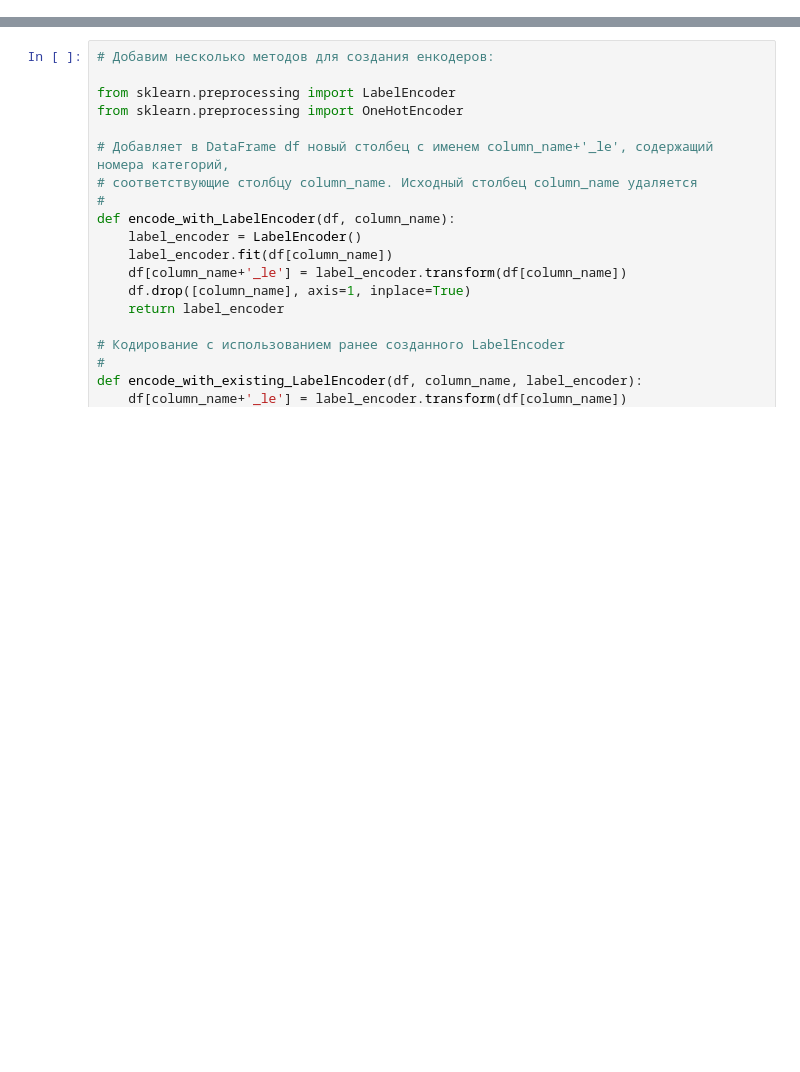
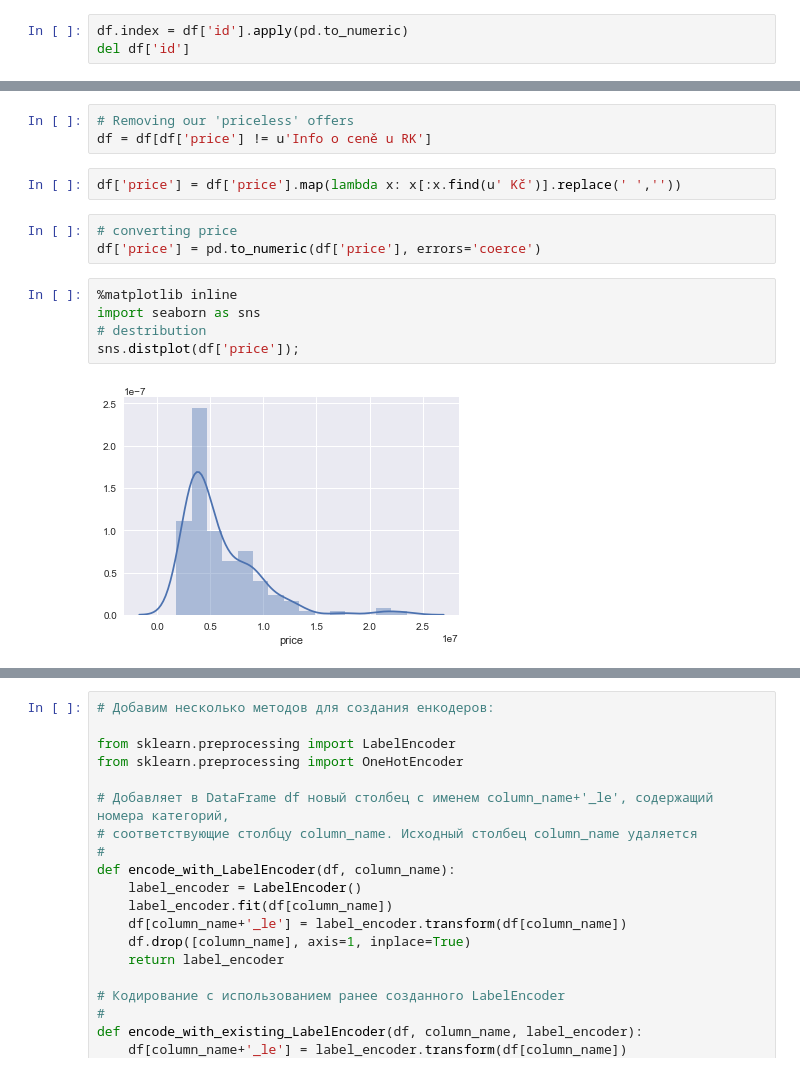
Before and after one commit to denisPetruchik/priceTest, a Jupyter notebook: analysis.ipynb, the cells around one changed output, grey strips where cells are left out. Drawn from its saved outputs; the diff is of its cells as text; blank space fills up the shorter version.

```diff
--- a/analysis.ipynb
+++ b/analysis.ipynb
@@ -601,0 +26,3 @@ df = df.drop(u'Этаж / Этажность', axis=1)
+# %%
+df.index = df['id'].apply(pd.to_numeric)
+del df['id']
@@ -601,0 +87,15 @@ df = df.drop(u'Этаж / Этажность', axis=1)
+# %%
+# Removing our 'priceless' offers
+df = df[df['price'] != u'Info o ceně u RK']
+# %%
+df['price'] = df['price'].map(lambda x: x[:x.find(u' Kč')].replace(' ',''))
+# %%
+# converting price
+df['price'] = pd.to_numeric(df['price'], errors='coerce')
+# %%
+%matplotlib inline
+import seaborn as sns
+# destribution
+sns.distplot(df['price']);
+# %% [output]
+[figure, added]
```
Also changed, not shown: parts of 113 cells of this notebook, 5 other files.
